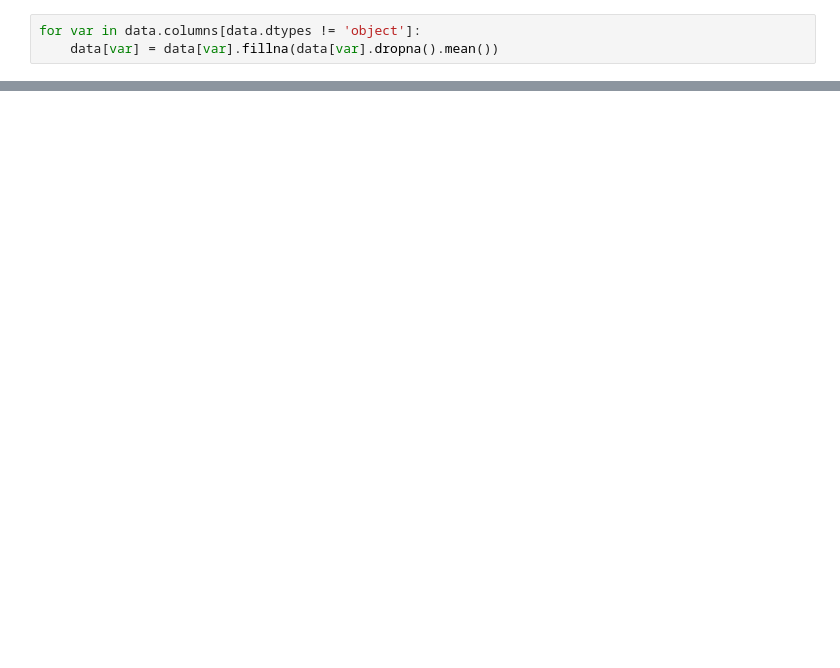
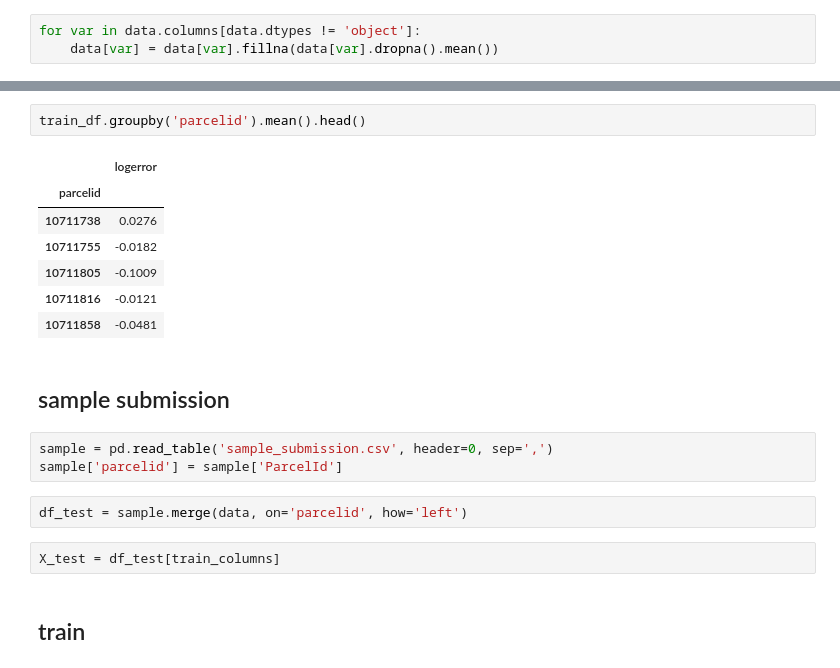
Before and after one commit to RedLiN5/ZillowPrice, a Jupyter notebook: EDA.ipynb, the cells around one changed output, grey strips where cells are left out. Cells and saved outputs as stored; diff of their text form; blank space fills up the shorter version.

```diff
--- a/EDA.ipynb
+++ b/EDA.ipynb
@@ -204,0 +246,21 @@ for var in data.columns[data.dtypes != 'object']:
+# %%
+train_df.groupby('parcelid').mean().head()
+# %% [output]
+|  | logerror |
+| parcelid |  |
+| 10711738 | 0.0276 |
+| 10711755 | -0.0182 |
+| 10711805 | -0.1009 |
+| 10711816 | -0.0121 |
+| 10711858 | -0.0481 |
+# %% [markdown]
+##  sample submission
+# %%
+sample = pd.read_table('sample_submission.csv', header=0, sep=',')
+sample['parcelid'] = sample['ParcelId']
+# %%
+df_test = sample.merge(data, on='parcelid', how='left')
+# %%
+X_test = df_test[train_columns]
+# %% [markdown]
+## train
```
Also changed, not shown: parts of 20 cells of this notebook.
